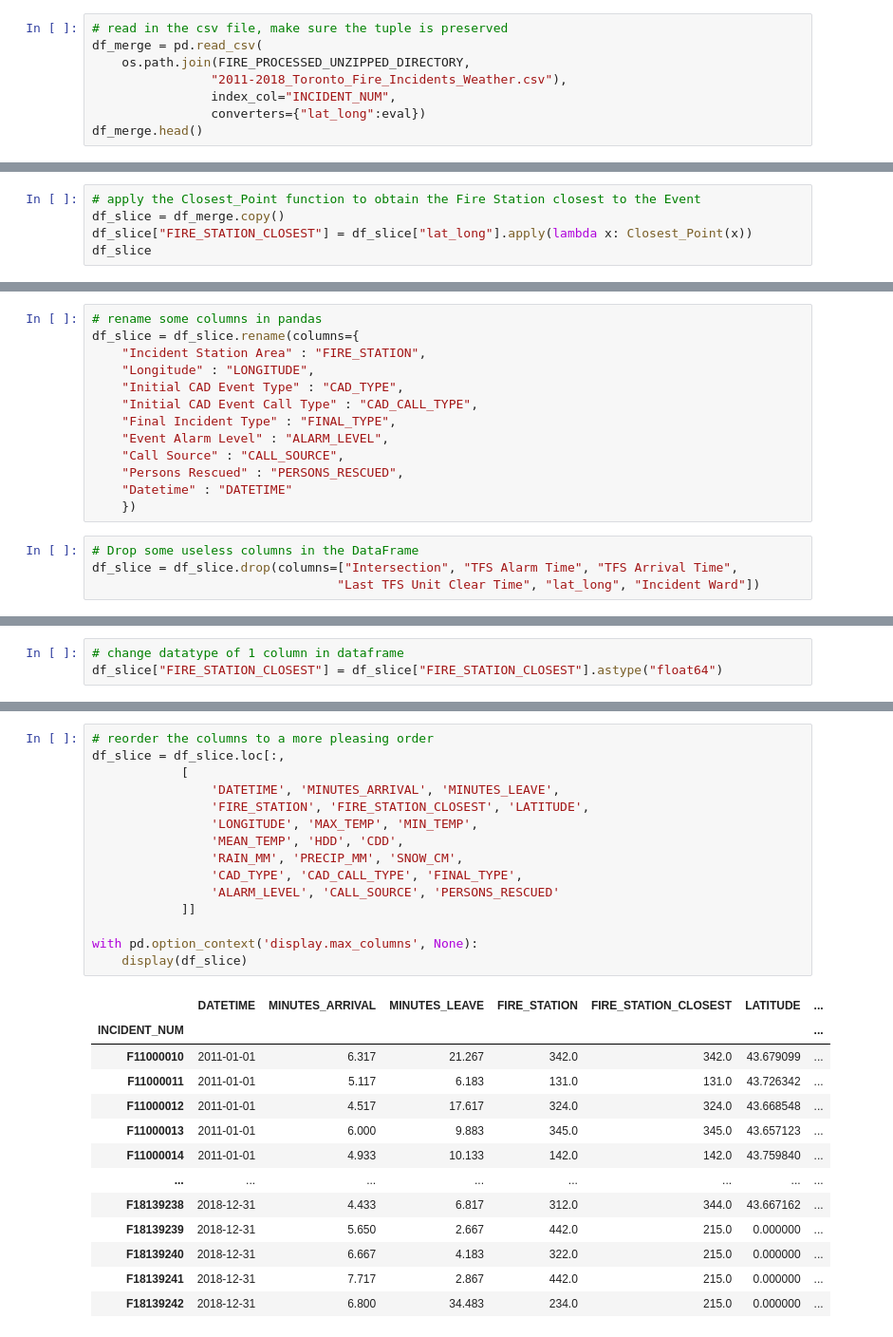
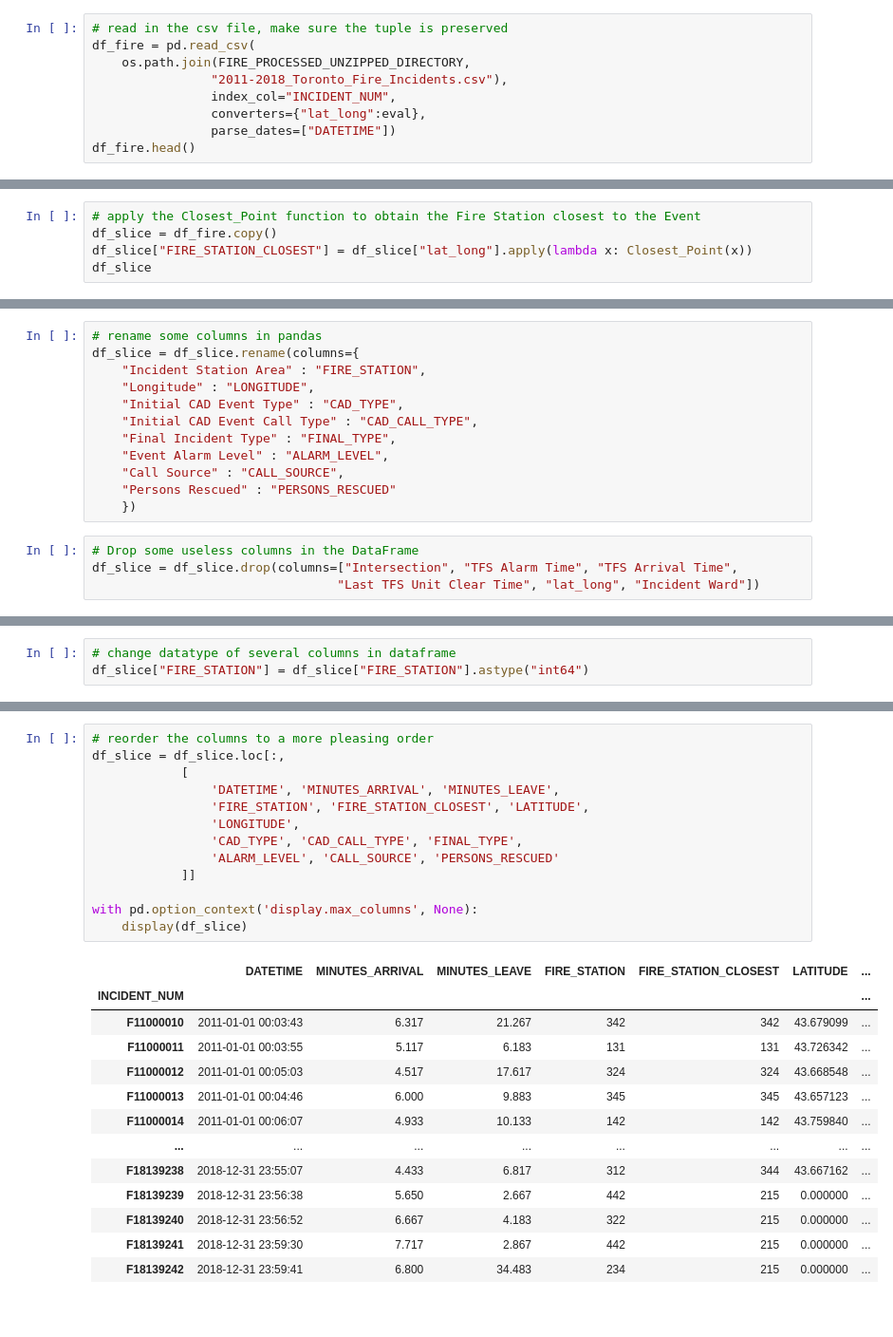
Before and after one commit to cebulada/Data-Science-Group-10, a Jupyter notebook: 02-Geopandas_and_Merging.ipynb, the cells around one changed output, grey strips where cells are left out. Shown at 95% size. Cells and saved outputs as stored; diff of their text form.

```diff
--- a/02-Geopandas_and_Merging.ipynb
+++ b/02-Geopandas_and_Merging.ipynb
@@ -421,11 +432,12 @@ df_merge.sample(10)
 # %%
 # read in the csv file, make sure the tuple is preserved
-df_merge = pd.read_csv(
+df_fire = pd.read_csv(
     os.path.join(FIRE_PROCESSED_UNZIPPED_DIRECTORY,
-                "2011-2018_Toronto_Fire_Incidents_Weather.csv"),
+                "2011-2018_Toronto_Fire_Incidents.csv"),
                 index_col="INCIDENT_NUM",
-                converters={"lat_long":eval})
-df_merge.head()
+                converters={"lat_long":eval},
+                parse_dates=["DATETIME"])
+df_fire.head()
 # %% [output]
 |  | Initial CAD Event Type | Initial CAD Event Call Type | Final Incident Type | Event Alarm Level | Call Source | ... |
 | INCIDENT_NUM |  |  |  |  |  | ... |
@@ -554,7 +565,7 @@ def Closest_Point(x):
 - YOU HAVE BEEN WARNED
 # %%
 # apply the Closest_Point function to obtain the Fire Station closest to the Event
-df_slice = df_merge.copy()
+df_slice = df_fire.copy()
 df_slice["FIRE_STATION_CLOSEST"] = df_slice["lat_long"].apply(lambda x: Closest_Point(x))
 df_slice
 # %% [output]
@@ -655,8 +659,7 @@ df_slice = df_slice.rename(columns={
     "Final Incident Type" : "FINAL_TYPE",
     "Event Alarm Level" : "ALARM_LEVEL",
     "Call Source" : "CALL_SOURCE",
-    "Persons Rescued" : "PERSONS_RESCUED",
-    "Datetime" : "DATETIME"
+    "Persons Rescued" : "PERSONS_RESCUED"
     })
 # %%
 # Drop some useless columns in the DataFrame
@@ -686,6 +692,6 @@ memory usage: 163.7+ MB
 # %%
-# change datatype of 1 column in dataframe
-df_slice["FIRE_STATION_CLOSEST"] = df_slice["FIRE_STATION_CLOSEST"].astype("float64")
+# change datatype of several columns in dataframe
+df_slice["FIRE_STATION"] = df_slice["FIRE_STATION"].astype("int64")
 # %%
 # lets have a look at the entire DataFrame
 from IPython.display import display
@@ -710,29 +716,27 @@ with pd.option_context('display.max_columns', None):
 # %%
 # reorder the columns to a more pleasing order
 df_slice = df_slice.loc[:,
             [
                 'DATETIME', 'MINUTES_ARRIVAL', 'MINUTES_LEAVE',
                 'FIRE_STATION', 'FIRE_STATION_CLOSEST', 'LATITUDE',
-                'LONGITUDE', 'MAX_TEMP', 'MIN_TEMP',
-                'MEAN_TEMP', 'HDD', 'CDD',
-                'RAIN_MM', 'PRECIP_MM', 'SNOW_CM',
+                'LONGITUDE',
                 'CAD_TYPE', 'CAD_CALL_TYPE', 'FINAL_TYPE',
                 'ALARM_LEVEL', 'CALL_SOURCE', 'PERSONS_RESCUED'
             ]]
 
 with pd.option_context('display.max_columns', None):
     display(df_slice)
 # %% [output]
 |  | DATETIME | MINUTES_ARRIVAL | MINUTES_LEAVE | FIRE_STATION | FIRE_STATION_CLOSEST | LATITUDE | ... |
 | INCIDENT_NUM |  |  |  |  |  |  | ... |
-| F11000010 | 2011-01-01 | 6.317 | 21.267 | 342.0 | 342.0 | 43.679099 | ... |
-| F11000011 | 2011-01-01 | 5.117 | 6.183 | 131.0 | 131.0 | 43.726342 | ... |
-| F11000012 | 2011-01-01 | 4.517 | 17.617 | 324.0 | 324.0 | 43.668548 | ... |
-| F11000013 | 2011-01-01 | 6.000 | 9.883 | 345.0 | 345.0 | 43.657123 | ... |
-| F11000014 | 2011-01-01 | 4.933 | 10.133 | 142.0 | 142.0 | 43.759840 | ... |
+| F11000010 | 2011-01-01 00:03:43 | 6.317 | 21.267 | 342 | 342 | 43.679099 | ... |
+| F11000011 | 2011-01-01 00:03:55 | 5.117 | 6.183 | 131 | 131 | 43.726342 | ... |
+| F11000012 | 2011-01-01 00:05:03 | 4.517 | 17.617 | 324 | 324 | 43.668548 | ... |
+| F11000013 | 2011-01-01 00:04:46 | 6.000 | 9.883 | 345 | 345 | 43.657123 | ... |
+| F11000014 | 2011-01-01 00:06:07 | 4.933 | 10.133 | 142 | 142 | 43.759840 | ... |
 | ... | ... | ... | ... | ... | ... | ... | ... |
-| F18139238 | 2018-12-31 | 4.433 | 6.817 | 312.0 | 344.0 | 43.667162 | ... |
-| F18139239 | 2018-12-31 | 5.650 | 2.667 | 442.0 | 215.0 | 0.000000 | ... |
-| F18139240 | 2018-12-31 | 6.667 | 4.183 | 322.0 | 215.0 | 0.000000 | ... |
-| F18139241 | 2018-12-31 | 7.717 | 2.867 | 442.0 | 215.0 | 0.000000 | ... |
-| F18139242 | 2018-12-31 | 6.800 | 34.483 | 234.0 | 215.0 | 0.000000 | ... |
+| F18139238 | 2018-12-31 23:55:07 | 4.433 | 6.817 | 312 | 344 | 43.667162 | ... |
+| F18139239 | 2018-12-31 23:56:38 | 5.650 | 2.667 | 442 | 215 | 0.000000 | ... |
+| F18139240 | 2018-12-31 23:56:52 | 6.667 | 4.183 | 322 | 215 | 0.000000 | ... |
+| F18139241 | 2018-12-31 23:59:30 | 7.717 | 2.867 | 442 | 215 | 0.000000 | ... |
+| F18139242 | 2018-12-31 23:59:41 | 6.800 | 34.483 | 234 | 215 | 0.000000 | ... |
```
Also changed, not shown: parts of 48 cells of this notebook, 25 other files.
